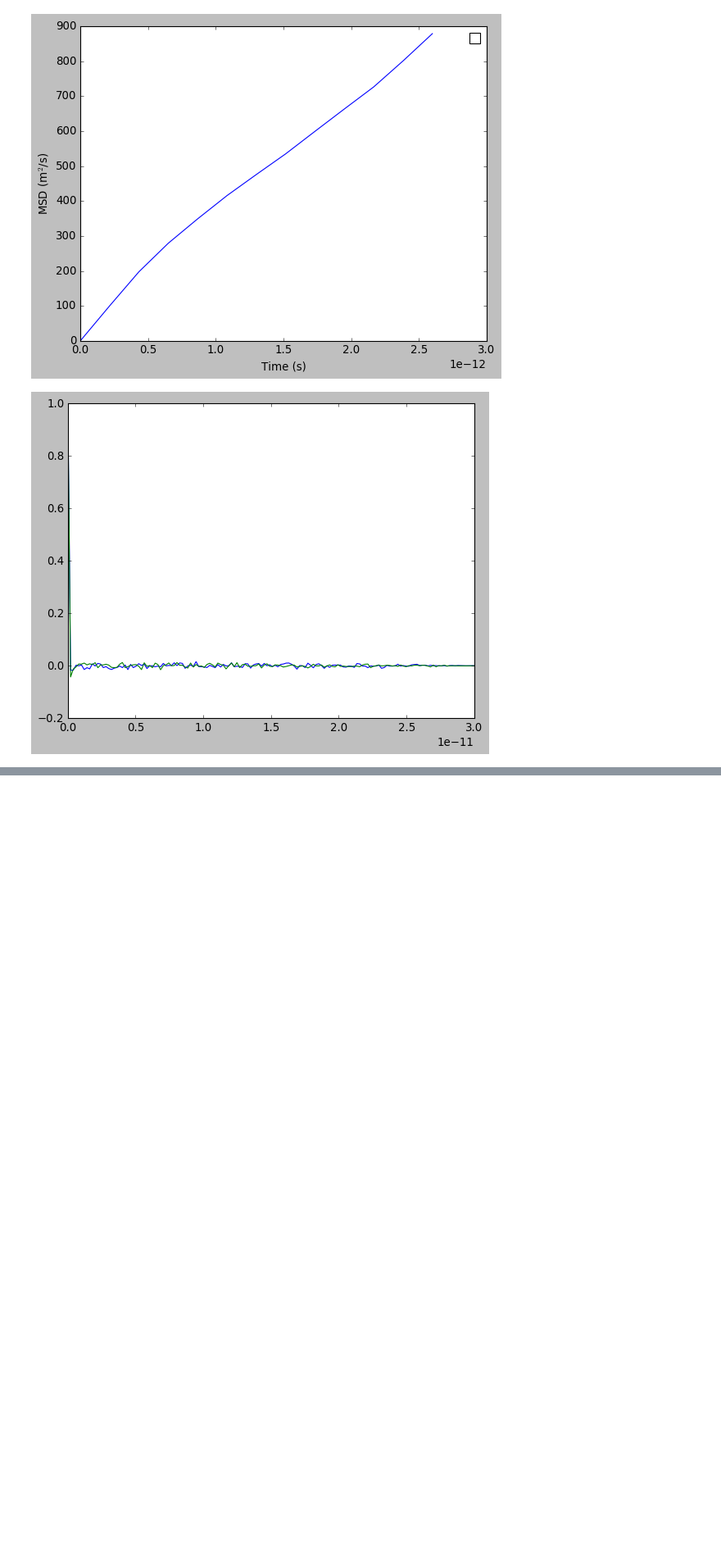
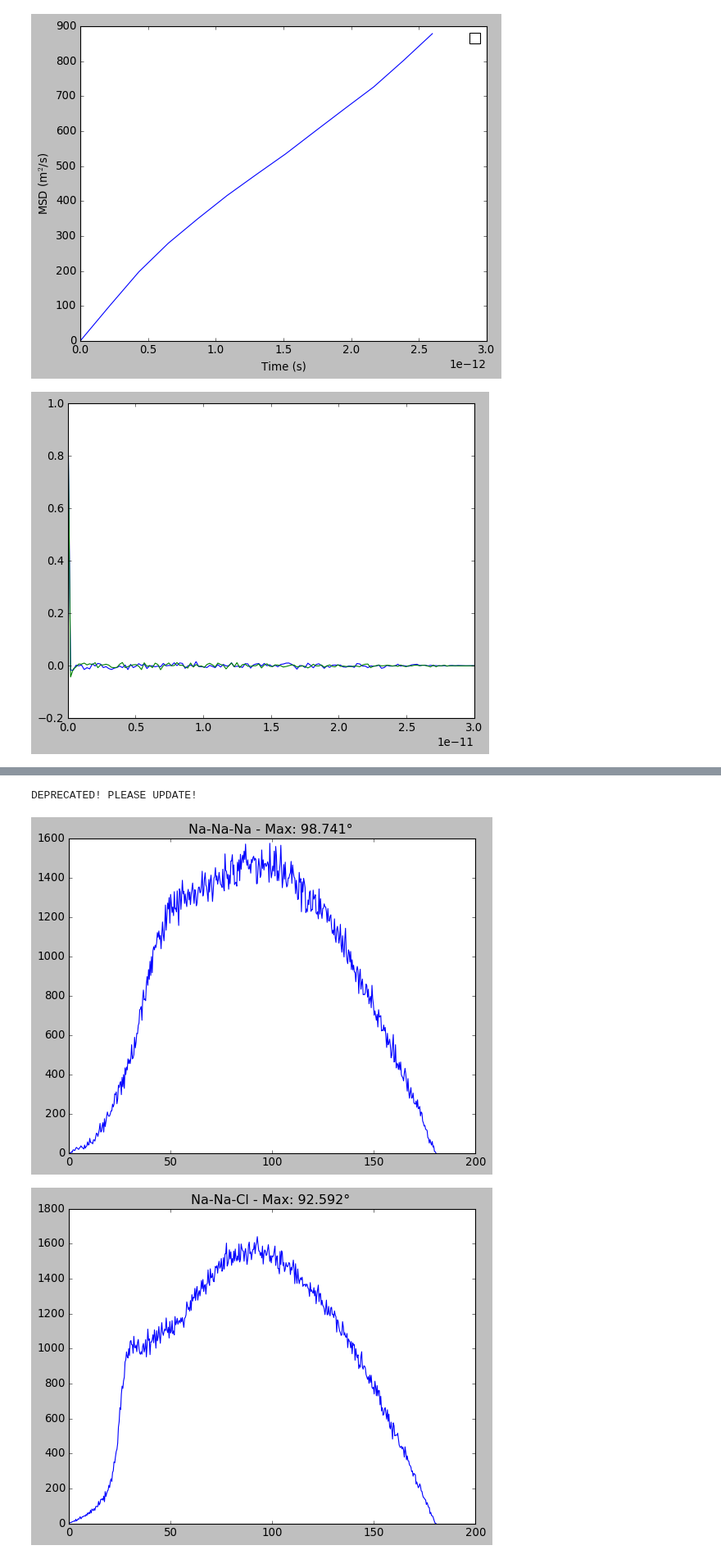
Before and after one commit to zincware/MDSuite, a Jupyter notebook: tutorials/walkthrough_notebooks/MDSuite_Binary_Salt_Walkthrough.ipynb, the cells around one changed output, grey strips where cells are left out. Shown at 82% size. Drawn from its saved outputs; the diff is of its cells as text; code cells hidden in the pictures; blank space fills up the shorter version.

Commit message:
Add rdf and adf functionality, fix dependency vulnerability

```diff
--- a/tutorials/walkthrough_notebooks/MDSuite_Binary_Salt_Walkthrough.ipynb
+++ b/tutorials/walkthrough_notebooks/MDSuite_Binary_Salt_Walkthrough.ipynb
@@ -126,5 +128,3 @@ NaCl_1400K.run_computation.GreenKuboSelfDiffusionCoefficients(plot=True, data_ra
 [figure]
 # %%
 #NaCl_1400K.run_computation.GreenKuboIonicConductivity(plot=True, data_range=150)
-# %%
-NaCl_1400K.run_visualization()
@@ -139,0 +133,6 @@ NaCl_1400K.run_visualization()
+# %%
+NaCl_1400K.run_computation.AngularDistributionFunction(start=1, stop=150, n_confs=100)
+# %% [output]
+DEPRECATED! PLEASE UPDATE!
+[figure, added]
+[figure, added]
```
Also changed, not shown: parts of 4 cells of this notebook, 4 other files.
